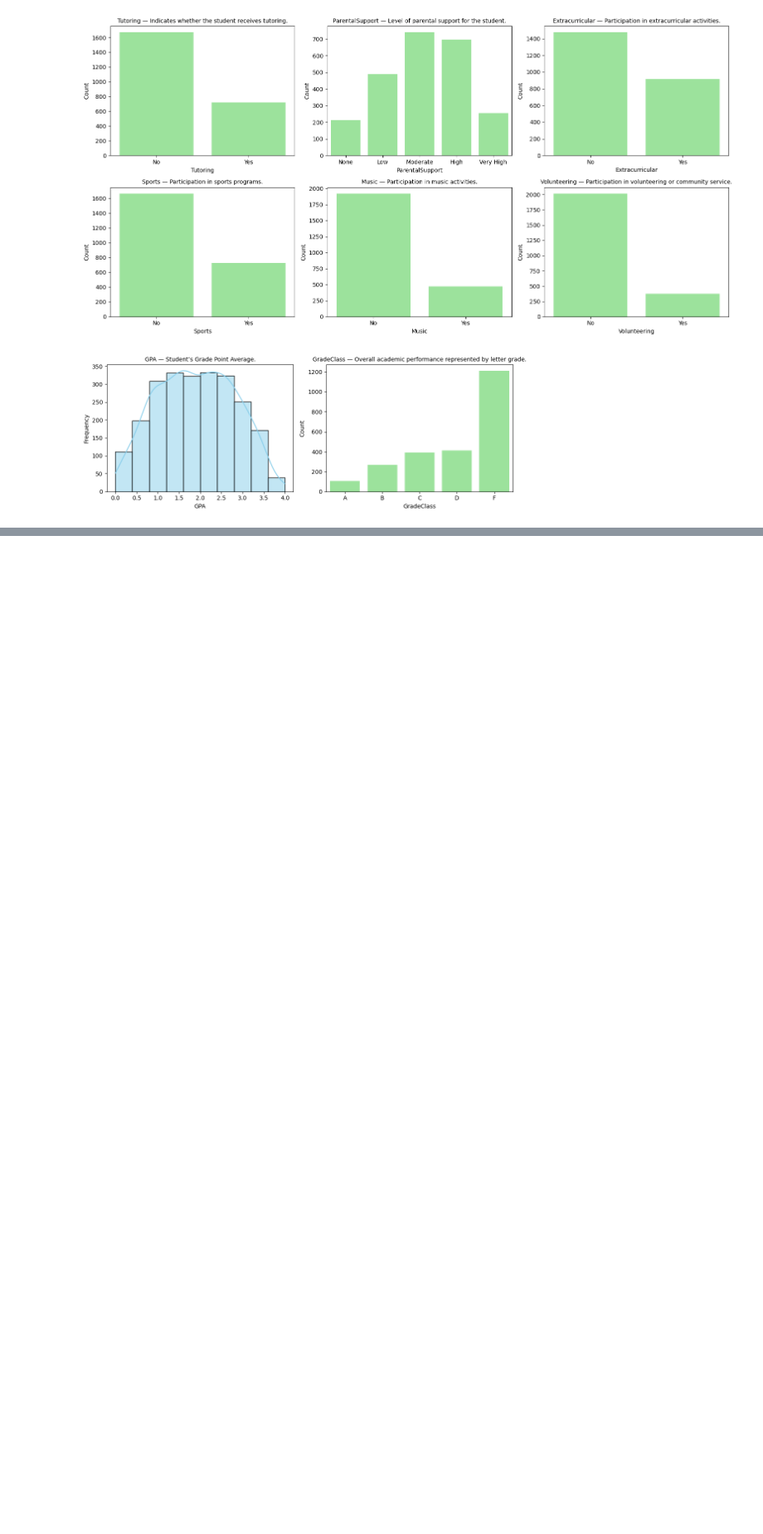
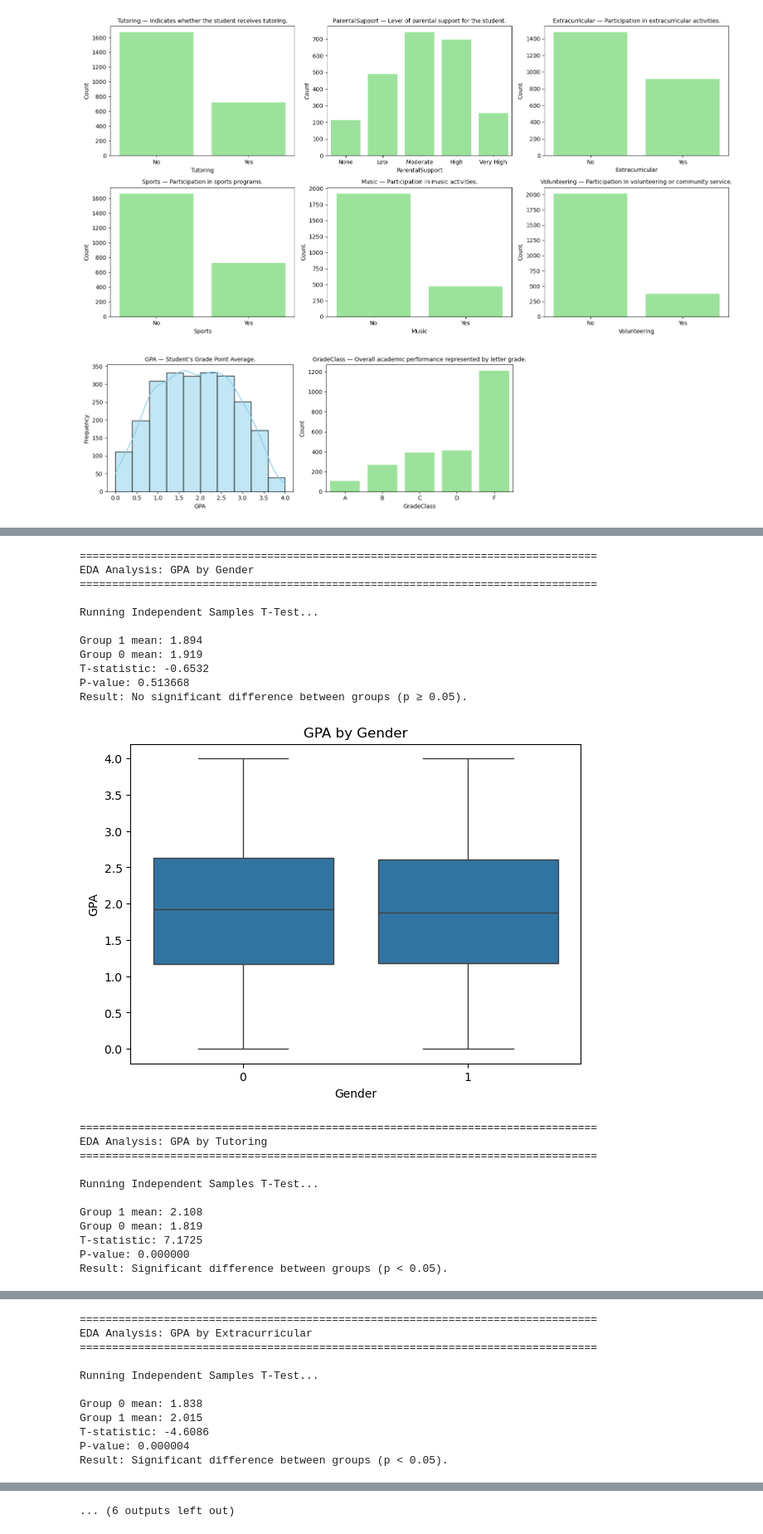
Before and after one commit to iampaulanca/USD-AAI-501-Group-3, a Jupyter notebook: Paul/pauls_notebook.ipynb, the cells around one changed output, grey strips where cells are left out. Shown at 83% size. Saved outputs shown, nothing was run; the diff lists cells and outputs as text; code cells hidden in the pictures; blank space fills up the shorter version.

```diff
--- a/Paul/pauls_notebook.ipynb
+++ b/Paul/pauls_notebook.ipynb
@@ -168,0 +416,37 @@ plot_multiple_hists(
+# %%
+# Binary (t-test)
+run_eda_test(students, "Gender", "GPA")
+run_eda_test(students, "Tutoring", "GPA")
+run_eda_test(students, "Extracurricular", "GPA")
+run_eda_test(students, "Sports", "GPA")
+run_eda_test(students, "Music", "GPA")
+run_eda_test(students, "Volunteering", "GPA")
+
+# Multi-category (ANOVA)
+run_eda_test(students, "Ethnicity", "GPA")
+run_eda_test(students, "ParentalEducation", "GPA")
+run_eda_test(students, "ParentalSupport", "GPA")
+# %% [output]
+================================================================================
+EDA Analysis: GPA by Gender
+================================================================================
+
+Running Independent Samples T-Test...
+
+Group 1 mean: 1.894
+Group 0 mean: 1.919
+T-statistic: -0.6532
+P-value: 0.513668
+Result: No significant difference between groups (p ≥ 0.05).
+[figure, added]
+================================================================================
+EDA Analysis: GPA by Tutoring
+================================================================================
+
+Running Independent Samples T-Test...
+
+Group 1 mean: 2.108
+Group 0 mean: 1.819
+T-statistic: 7.1725
+P-value: 0.000000
+Result: Significant difference between groups (p < 0.05).
@@ -168,0 +454,11 @@ plot_multiple_hists(
+================================================================================
+EDA Analysis: GPA by Extracurricular
+================================================================================
+
+Running Independent Samples T-Test...
+
+Group 0 mean: 1.838
+Group 1 mean: 2.015
+T-statistic: -4.6086
+P-value: 0.000004
+Result: Significant difference between groups (p < 0.05).
@@ -168,0 +502 @@ plot_multiple_hists(
+... (6 outputs left out)
```
Also changed, not shown: parts of 20 cells of this notebook.
